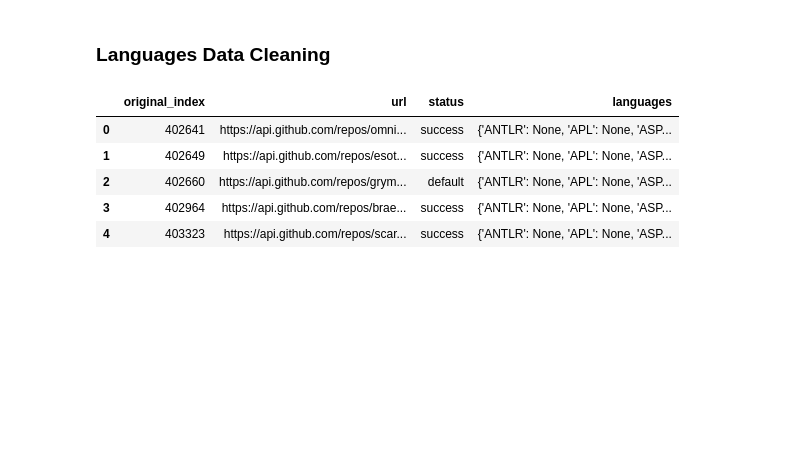
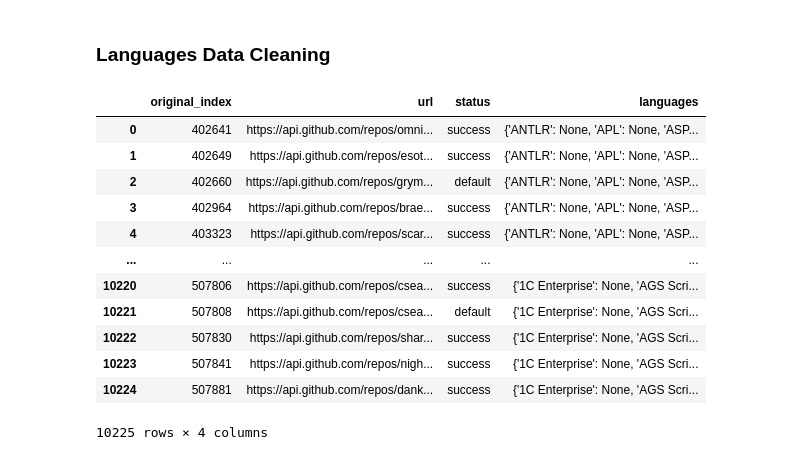
Before and after one commit to karinakanjaria/cyber-etl, a Jupyter notebook: gitlinks/githubDataProcessing.ipynb, the cells around one changed output. Cells and saved outputs as stored; diff of their text form; code cells hidden in the pictures; blank space fills up the shorter version.

Commit message:
final github feathers

```diff
--- a/gitlinks/githubDataProcessing.ipynb
+++ b/gitlinks/githubDataProcessing.ipynb
@@ -68,14 +99,21 @@ if previous_langs_data_list := [
 ]:
     langs = pd.concat(previous_langs_data_list, ignore_index=True)
 # %%
-langs.head()
+langs
 # %% [output]
 |  | original_index | url | status | languages |
 | 0 | 402641 | https://api.github.com/repos/omni... | success | {'ANTLR': None, 'APL': None, 'ASP... |
 | 1 | 402649 | https://api.github.com/repos/esot... | success | {'ANTLR': None, 'APL': None, 'ASP... |
 | 2 | 402660 | https://api.github.com/repos/grym... | default | {'ANTLR': None, 'APL': None, 'ASP... |
 | 3 | 402964 | https://api.github.com/repos/brae... | success | {'ANTLR': None, 'APL': None, 'ASP... |
 | 4 | 403323 | https://api.github.com/repos/scar... | success | {'ANTLR': None, 'APL': None, 'ASP... |
+| ... | ... | ... | ... | ... |
+| 10220 | 507806 | https://api.github.com/repos/csea... | success | {'1C Enterprise': None, 'AGS Scri... |
+| 10221 | 507808 | https://api.github.com/repos/csea... | default | {'1C Enterprise': None, 'AGS Scri... |
+| 10222 | 507830 | https://api.github.com/repos/shar... | success | {'1C Enterprise': None, 'AGS Scri... |
+| 10223 | 507841 | https://api.github.com/repos/nigh... | success | {'1C Enterprise': None, 'AGS Scri... |
+| 10224 | 507881 | https://api.github.com/repos/dank... | success | {'1C Enterprise': None, 'AGS Scri... |
+10225 rows × 4 columns
 # %%
 result = []
 for i in range(len(langs)):
```
Also changed, not shown: parts of 8 cells of this notebook, 17 other files.
